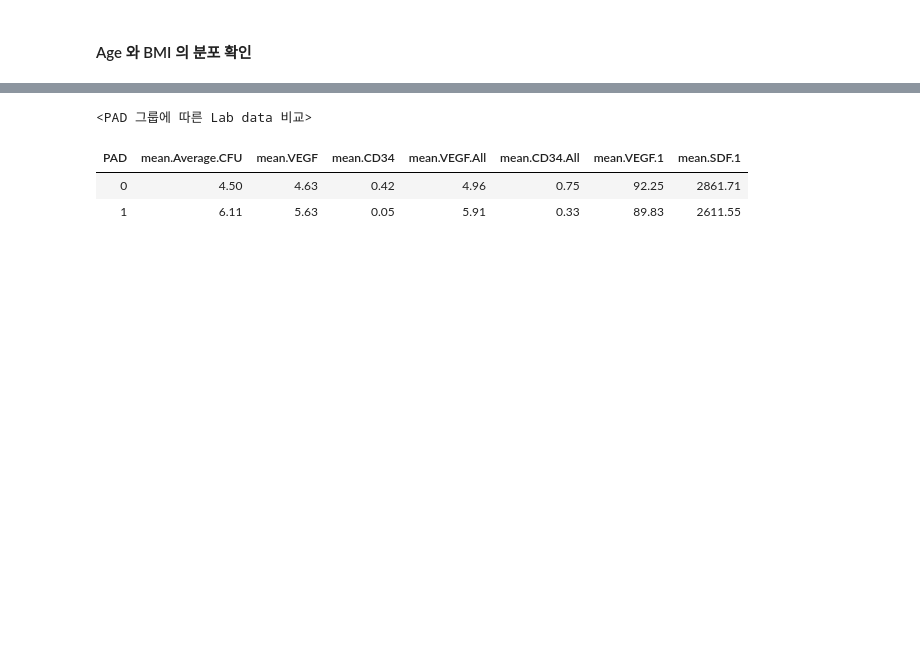
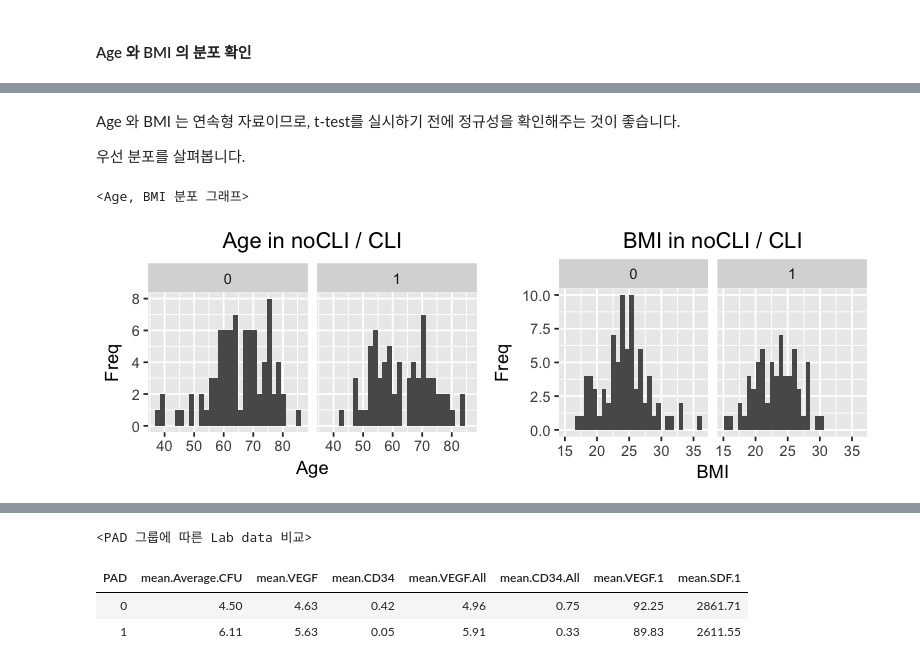
Before and after one commit to JungOhLee/CKDwithCLI, a Jupyter notebook: CKD_CLI,PDA.ipynb, the cells around one changed output, grey strips where cells are left out. Cells and saved outputs as stored; diff of their text form; code cells hidden in the pictures; blank space fills up the shorter version.

```diff
--- a/CKD_CLI,PDA.ipynb
+++ b/CKD_CLI,PDA.ipynb
@@ -281,0 +201,52 @@ for(key in c('Average.CFU', 'VEGF', 'CD34.VEGF', 'CD34', 'VEGF.All', 'CD34.All',
+# %% [markdown]
+Age 와 BMI 는 연속형 자료이므로, t-test를 실시하기 전에 정규성을 확인해주는 것이 좋습니다.
+
+우선 분포를 살펴봅니다.
+# %%
+# 연속형 데이터 분포 확인
+library(repr)
+library(ggplot2)
+library(gridExtra)
+
+# CLI 집단에 따른 Age 분포 확인
+p1 <- data %>%
+    ggplot(aes(x=Age)) +
+    geom_histogram(bins=30, na.rm = T) +
+    ggtitle("Age in noCLI / CLI") +
+    labs(x="Age", y="Freq") +
+    theme(plot.title = element_text(hjust = 0.5)) +
+    facet_wrap(~ CLI)
+
+# 겹친 그래프
+# data %>%
+#     mutate(CLI.f = as.factor(CLI)) %>%
+#     ggplot(aes(x=Age, fill = CLI.f)) +
+#     geom_histogram(alpha=0.5, position="identity", binwidth = 2.5) +
+#     ggtitle("Age in noCLI / CLI") +
+#     labs(x="Age", y="Freq") +
+#     theme(plot.title = element_text(hjust = 0.5))
+
+# CLI 집단에 따른 BMI 분포 확인
+p2 <- data %>%
+    ggplot(aes(x=BMI)) +
+    geom_histogram(bins=30, na.rm = T) +
+    ggtitle("BMI in noCLI / CLI") +
+    labs(x="BMI", y="Freq") +
+    theme(plot.title = element_text(hjust = 0.5)) +
+    facet_wrap(~ CLI)
+
+# 겹친 그래프
+# data %>%
+#     mutate(CLI.f = as.factor(CLI)) %>%
+#     ggplot(aes(x=BMI, fill = CLI.f)) +
+#     geom_histogram(alpha=0.5, position="identity",binwidth = 1) +
+#     ggtitle("BMI in noCLI / CLI") +
+#     labs(x="BMI", y="Freq") +
+#     theme(plot.title = element_text(hjust = 0.5))
+
+cat("\n\n<Age, BMI 분포 그래프>")
+options(repr.plot.width=6.5, repr.plot.height=2.2)
+grid.arrange(p1, p2, ncol=2)
+# %% [output]
+<Age, BMI 분포 그래프>
+[figure, added]
```
Also changed, not shown: parts of 118 cells of this notebook.
